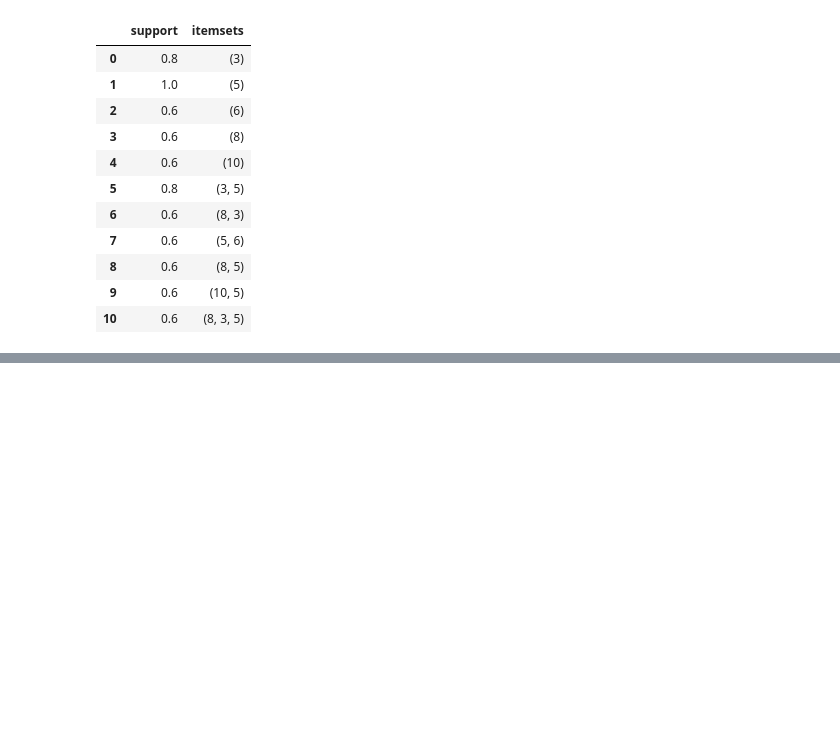
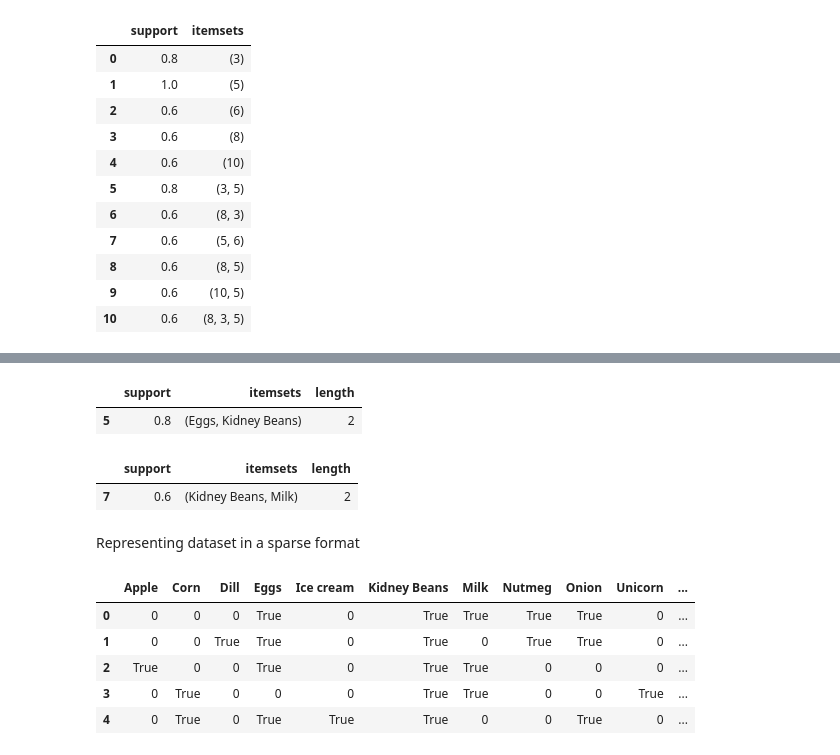
Before and after one commit to Isha1002/Market-Basket-Analysis, a Jupyter notebook: Market_Basket_Analysis.ipynb, the cells around one changed output, grey strips where cells are left out. Saved outputs shown, nothing was run; the diff lists cells and outputs as text; code cells hidden in the pictures; blank space fills up the shorter version.

Commit message:
Updated file
Selecting and filtering results, and Sparse representations for basket analysis

```diff
--- a/Market_Basket_Analysis.ipynb
+++ b/Market_Basket_Analysis.ipynb
@@ -52,0 +70,24 @@ apriori(df,min_support=0.6,use_colnames=True)
+# %%
+frequent_itemsets[(frequent_itemsets['length']==2) &
+                  (frequent_itemsets['support']>=0.8)]
+# %% [output]
+|  | support | itemsets | length |
+| 5 | 0.8 | (Eggs, Kidney Beans) | 2 |
+# %%
+frequent_itemsets[frequent_itemsets['itemsets']=={'Kidney Beans','Milk'}]
+# %% [output]
+|  | support | itemsets | length |
+| 7 | 0.6 | (Kidney Beans, Milk) | 2 |
+# %% [markdown]
+Representing dataset in a sparse format
+# %%
+oht_ary=te.fit(dataset).transform(dataset,sparse=True)
+sparse_df=pd.DataFrame.sparse.from_spmatrix(oht_ary,columns=te.columns_)
+sparse_df
+# %% [output]
+|  | Apple | Corn | Dill | Eggs | Ice cream | Kidney Beans | Milk | Nutmeg | Onion | Unicorn | ... |
+| 0 | 0 | 0 | 0 | True | 0 | True | True | True | True | 0 | ... |
+| 1 | 0 | 0 | True | True | 0 | True | 0 | True | True | 0 | ... |
+| 2 | True | 0 | 0 | True | 0 | True | True | 0 | 0 | 0 | ... |
+| 3 | 0 | True | 0 | 0 | 0 | True | True | 0 | 0 | True | ... |
+| 4 | 0 | True | 0 | True | True | True | 0 | 0 | True | 0 | ... |
```
Also changed, not shown: parts of 3 cells of this notebook.
